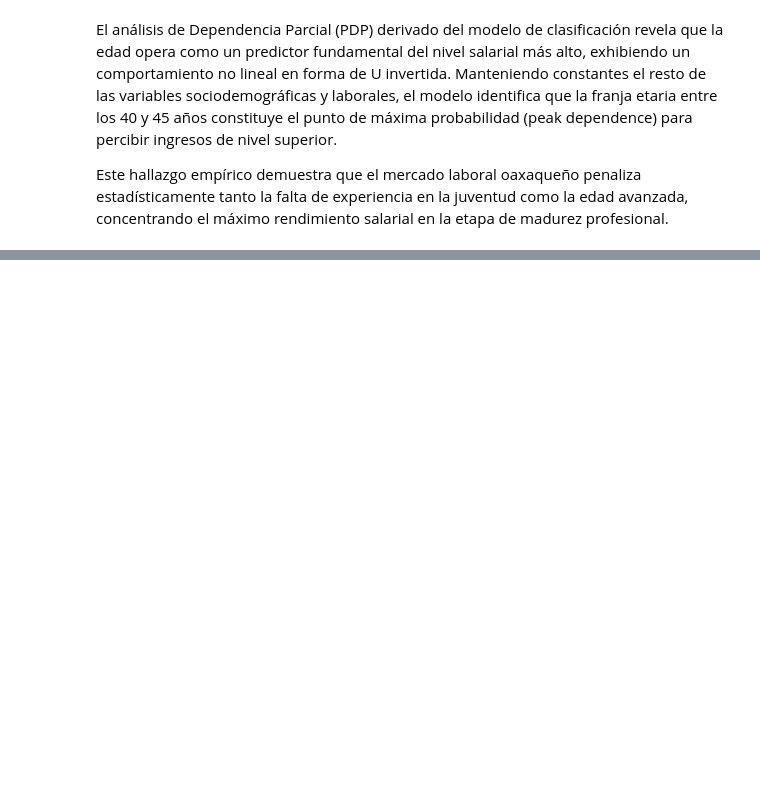
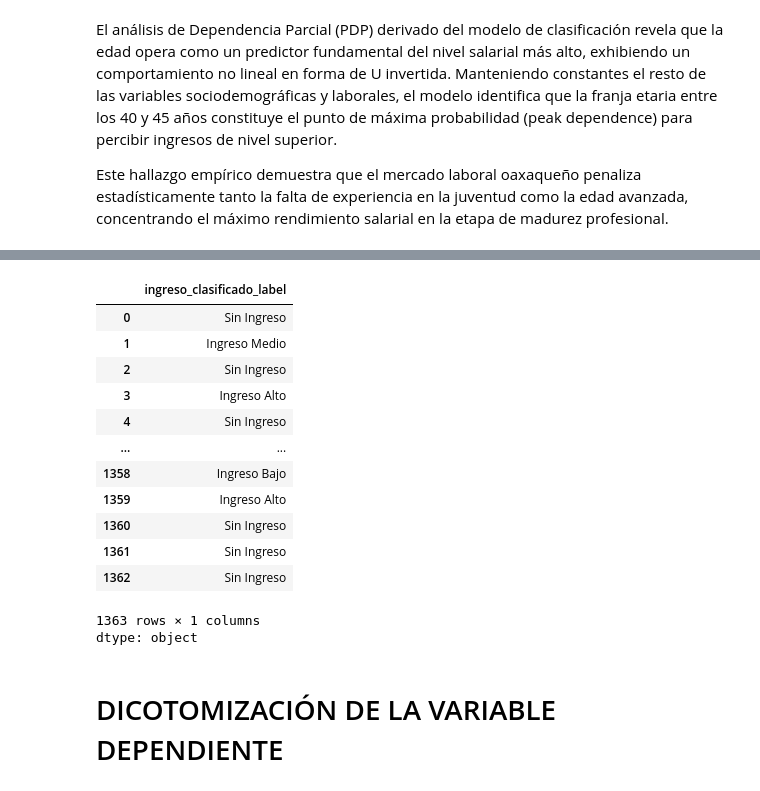
Before and after one commit to dr-dlr/ENOE, a Jupyter notebook: Tesis_ok.ipynb, the cells around one changed output, grey strips where cells are left out. Cells and saved outputs as stored; diff of their text form; code cells hidden in the pictures; blank space fills up the shorter version.

```diff
--- a/Tesis_ok.ipynb
+++ b/Tesis_ok.ipynb
@@ -398,0 +439,19 @@ Este hallazgo empírico demuestra que el mercado laboral oaxaqueño penaliza est
+# %%
+enoe['ingreso_clasificado_label']
+# %% [output]
+|  | ingreso_clasificado_label |
+| 0 | Sin Ingreso |
+| 1 | Ingreso Medio |
+| 2 | Sin Ingreso |
+| 3 | Ingreso Alto |
+| 4 | Sin Ingreso |
+| ... | ... |
+| 1358 | Ingreso Bajo |
+| 1359 | Ingreso Alto |
+| 1360 | Sin Ingreso |
+| 1361 | Sin Ingreso |
+| 1362 | Sin Ingreso |
+1363 rows × 1 columns
+dtype: object
+# %% [markdown]
+# DICOTOMIZACIÓN DE LA VARIABLE DEPENDIENTE
```
Also changed, not shown: parts of 16 cells of this notebook.
